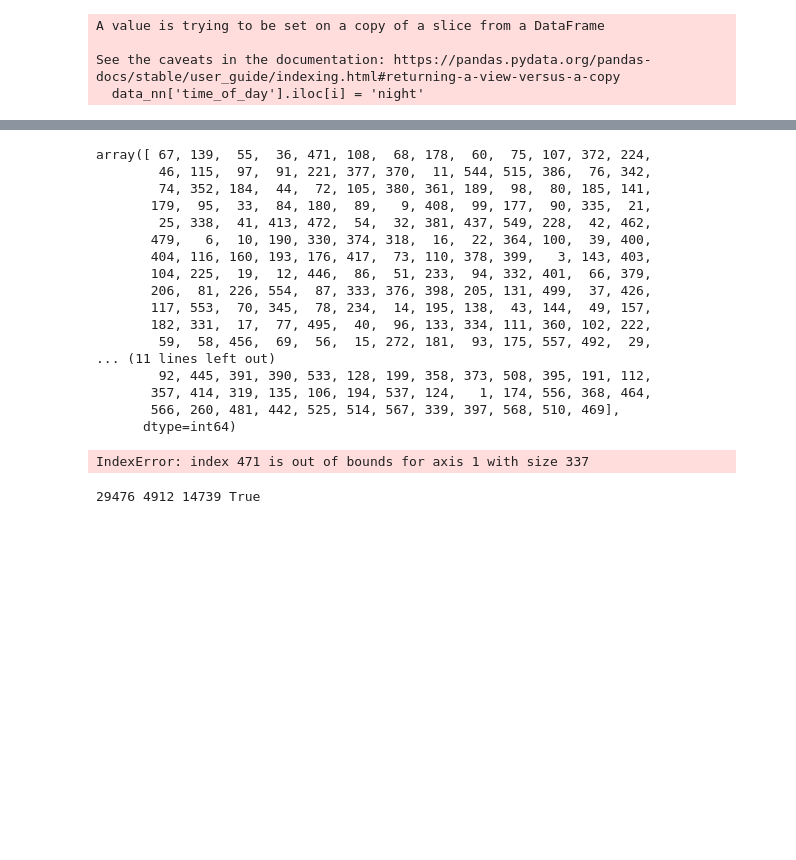
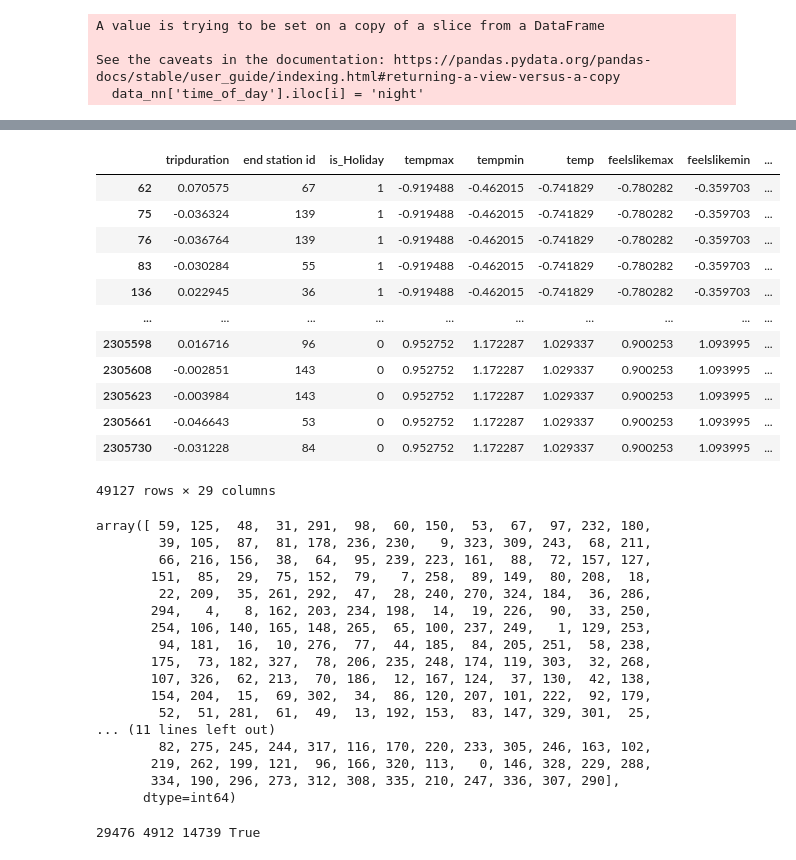
Before and after one commit to ivans14/BA_proj, a Jupyter notebook: NN.ipynb, the cells around one changed output, grey strips where cells are left out. Saved outputs shown, nothing was run; the diff lists cells and outputs as text; code cells hidden in the pictures; blank space fills up the shorter version.

```diff
--- a/NN.ipynb
+++ b/NN.ipynb
@@ -145,3 +141,19 @@ col_std = ['tripduration', 'tempmax',
        'windspeed', 'cloudcover', 'visibility']
 
 data_nn_dummies_std[col_std]= (data_nn_dummies_std[col_std] - data_nn_dummies_std[col_std].mean()) / data_nn_dummies_std[col_std].std()
+# %%
+data_nn_dummies_std
+# %% [output]
+|  | tripduration | end station id | is_Holiday | tempmax | tempmin | temp | feelslikemax | feelslikemin | ... |
+| 62 | 0.070575 | 67 | 1 | -0.919488 | -0.462015 | -0.741829 | -0.780282 | -0.359703 | ... |
+| 75 | -0.036324 | 139 | 1 | -0.919488 | -0.462015 | -0.741829 | -0.780282 | -0.359703 | ... |
+| 76 | -0.036764 | 139 | 1 | -0.919488 | -0.462015 | -0.741829 | -0.780282 | -0.359703 | ... |
+| 83 | -0.030284 | 55 | 1 | -0.919488 | -0.462015 | -0.741829 | -0.780282 | -0.359703 | ... |
+| 136 | 0.022945 | 36 | 1 | -0.919488 | -0.462015 | -0.741829 | -0.780282 | -0.359703 | ... |
+| ... | ... | ... | ... | ... | ... | ... | ... | ... | ... |
+| 2305598 | 0.016716 | 96 | 0 | 0.952752 | 1.172287 | 1.029337 | 0.900253 | 1.093995 | ... |
+| 2305608 | -0.002851 | 143 | 0 | 0.952752 | 1.172287 | 1.029337 | 0.900253 | 1.093995 | ... |
+| 2305623 | -0.003984 | 143 | 0 | 0.952752 | 1.172287 | 1.029337 | 0.900253 | 1.093995 | ... |
+| 2305661 | -0.046643 | 53 | 0 | 0.952752 | 1.172287 | 1.029337 | 0.900253 | 1.093995 | ... |
+| 2305730 | -0.031228 | 84 | 0 | 0.952752 | 1.172287 | 1.029337 | 0.900253 | 1.093995 | ... |
+49127 rows × 29 columns
@@ -148,30 +166,25 @@ data_nn_dummies_std[col_std]= (data_nn_dummies_std[col_std] - data_nn_dummies_st
 # %%
-target = data_nn_dummies_std['end station id']
-data_nn_dummies_std.set_index('end station id')
+target = data_nn_dummies_std['categorical_target']
+data_nn_dummies_std.set_index('categorical_target')
 target.unique()
 # %% [output]
-array([ 67, 139,  55,  36, 471, 108,  68, 178,  60,  75, 107, 372, 224,
-        46, 115,  97,  91, 221, 377, 370,  11, 544, 515, 386,  76, 342,
-        74, 352, 184,  44,  72, 105, 380, 361, 189,  98,  80, 185, 141,
-       179,  95,  33,  84, 180,  89,   9, 408,  99, 177,  90, 335,  21,
-        25, 338,  41, 413, 472,  54,  32, 381, 437, 549, 228,  42, 462,
-       479,   6,  10, 190, 330, 374, 318,  16,  22, 364, 100,  39, 400,
-       404, 116, 160, 193, 176, 417,  73, 110, 378, 399,   3, 143, 403,
-       104, 225,  19,  12, 446,  86,  51, 233,  94, 332, 401,  66, 379,
-       206,  81, 226, 554,  87, 333, 376, 398, 205, 131, 499,  37, 426,
-       117, 553,  70, 345,  78, 234,  14, 195, 138,  43, 144,  49, 157,
-       182, 331,  17,  77, 495,  40,  96, 133, 334, 111, 360, 102, 222,
-        59,  58, 456,  69,  56,  15, 272, 181,  93, 175, 557, 492,  29,
+array([ 59, 125,  48,  31, 291,  98,  60, 150,  53,  67,  97, 232, 180,
+        39, 105,  87,  81, 178, 236, 230,   9, 323, 309, 243,  68, 211,
+        66, 216, 156,  38,  64,  95, 239, 223, 161,  88,  72, 157, 127,
+       151,  85,  29,  75, 152,  79,   7, 258,  89, 149,  80, 208,  18,
+        22, 209,  35, 261, 292,  47,  28, 240, 270, 324, 184,  36, 286,
+       294,   4,   8, 162, 203, 234, 198,  14,  19, 226,  90,  33, 250,
+       254, 106, 140, 165, 148, 265,  65, 100, 237, 249,   1, 129, 253,
+        94, 181,  16,  10, 276,  77,  44, 185,  84, 205, 251,  58, 238,
+       175,  73, 182, 327,  78, 206, 235, 248, 174, 119, 303,  32, 268,
+       107, 326,  62, 213,  70, 186,  12, 167, 124,  37, 130,  42, 138,
+       154, 204,  15,  69, 302,  34,  86, 120, 207, 101, 222,  92, 179,
+        52,  51, 281,  61,  49,  13, 192, 153,  83, 147, 329, 301,  25,
 ... (11 lines left out)
-        92, 445, 391, 390, 533, 128, 199, 358, 373, 508, 395, 191, 112,
-       357, 414, 319, 135, 106, 194, 537, 124,   1, 174, 556, 368, 464,
-       566, 260, 481, 442, 525, 514, 567, 339, 397, 568, 510, 469],
+        82, 275, 245, 244, 317, 116, 170, 220, 233, 305, 246, 163, 102,
+       219, 262, 199, 121,  96, 166, 320, 113,   0, 146, 328, 229, 288,
+       334, 190, 296, 273, 312, 308, 335, 210, 247, 336, 307, 290],
       dtype=int64)
-# %%
-target = to_categorical(target, num_classes=337)
-target.shape
-# %% [output]
-IndexError: index 471 is out of bounds for axis 1 with size 337
 # %%
 split = int(len(data_nn_dummies_std)*0.6)
 split_val = int(len(data_nn_dummies_std)*0.7)
```
Also changed, not shown: parts of 11 cells of this notebook, 1 other file.
